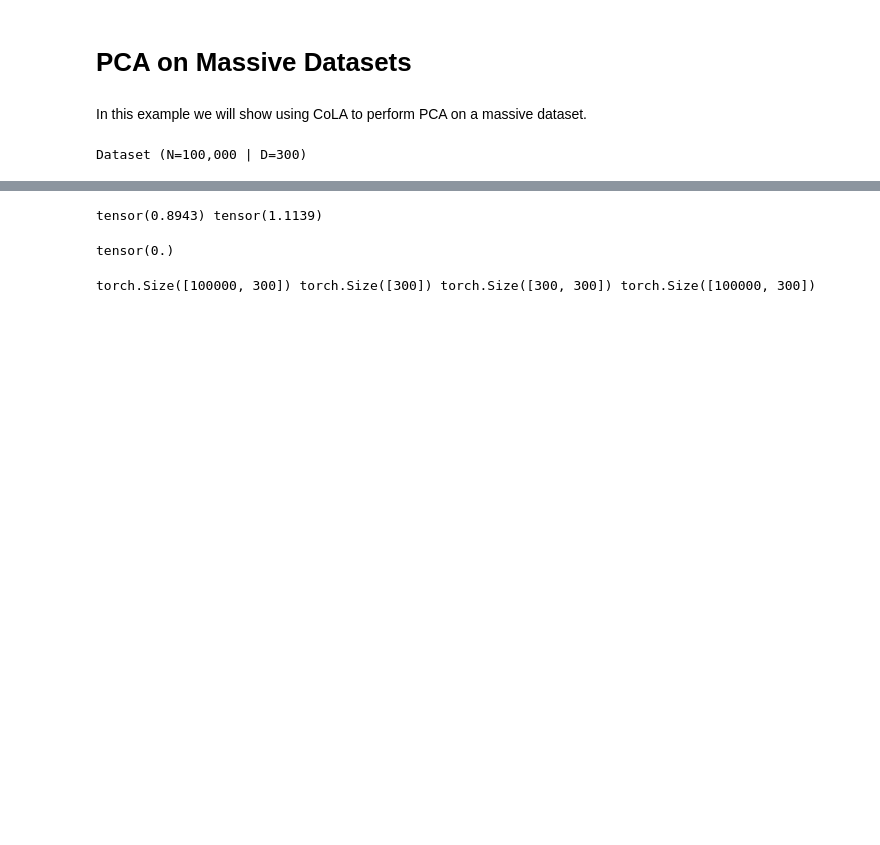
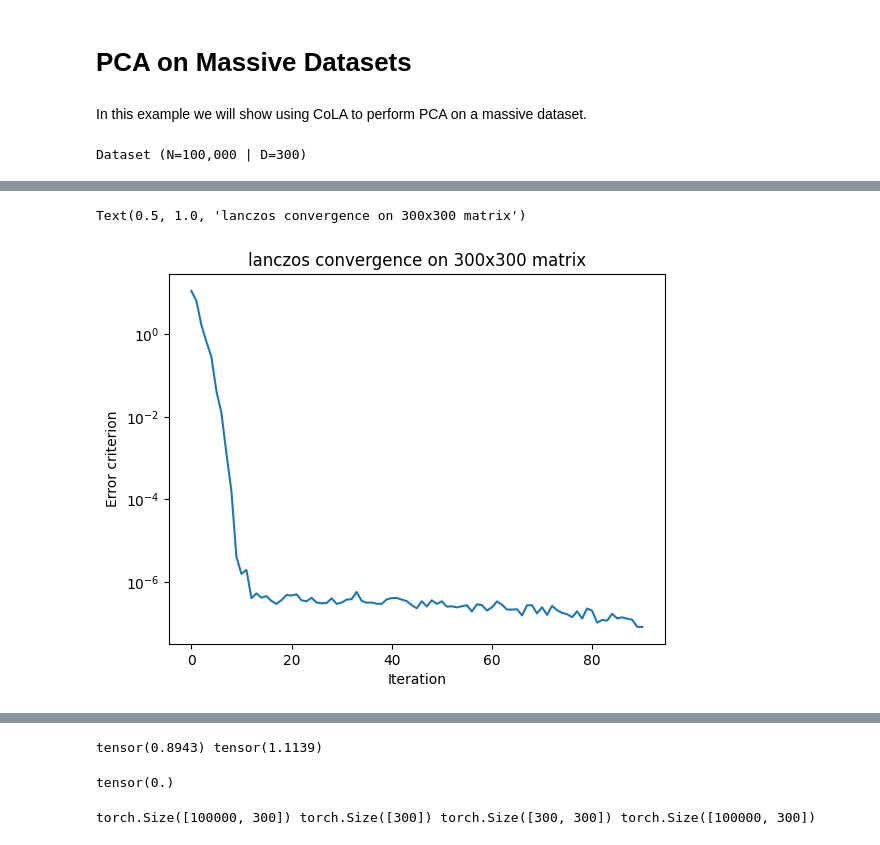
Before and after one commit to wilson-labs/cola, a Jupyter notebook: docs/notebooks/colabs/01_PCA.ipynb, the cells around one changed output, grey strips where cells are left out. Saved outputs shown, nothing was run; the diff lists cells and outputs as text; code cells hidden in the pictures; blank space fills up the shorter version.

```diff
--- a/docs/notebooks/colabs/01_PCA.ipynb
+++ b/docs/notebooks/colabs/01_PCA.ipynb
@@ -24,0 +66,10 @@ Dataset (N=100,000 | D=300)
+# %%
+Q,T,info = cola.algorithms.lanczos(C, pbar=True,max_iters=1000)
+plt.plot(info['errors'])
+plt.yscale('log')
+plt.xlabel('Iteration')
+plt.ylabel('Error criterion')
+plt.title('lanczos convergence on 300x300 matrix')
+# %% [output]
+Text(0.5, 1.0, 'lanczos convergence on 300x300 matrix')
+[figure, added]
```
Also changed, not shown: parts of 13 cells of this notebook, 2 other files.
